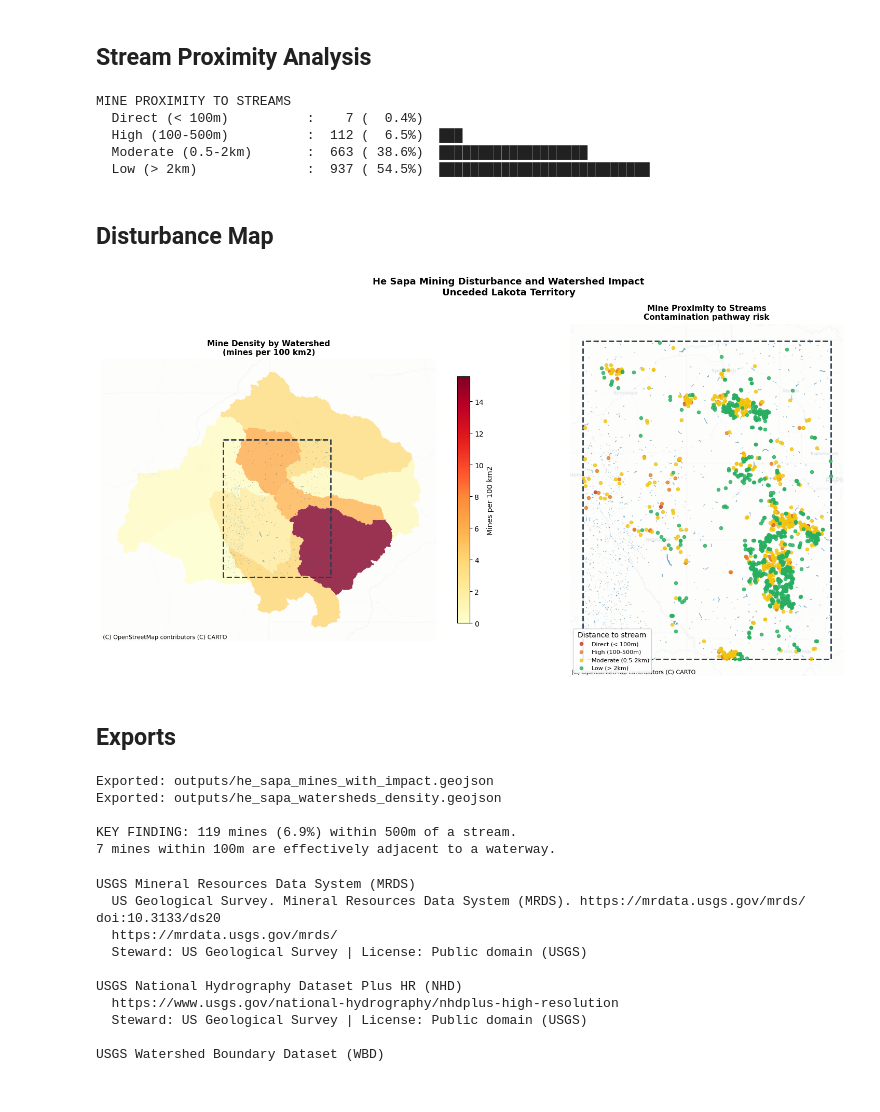
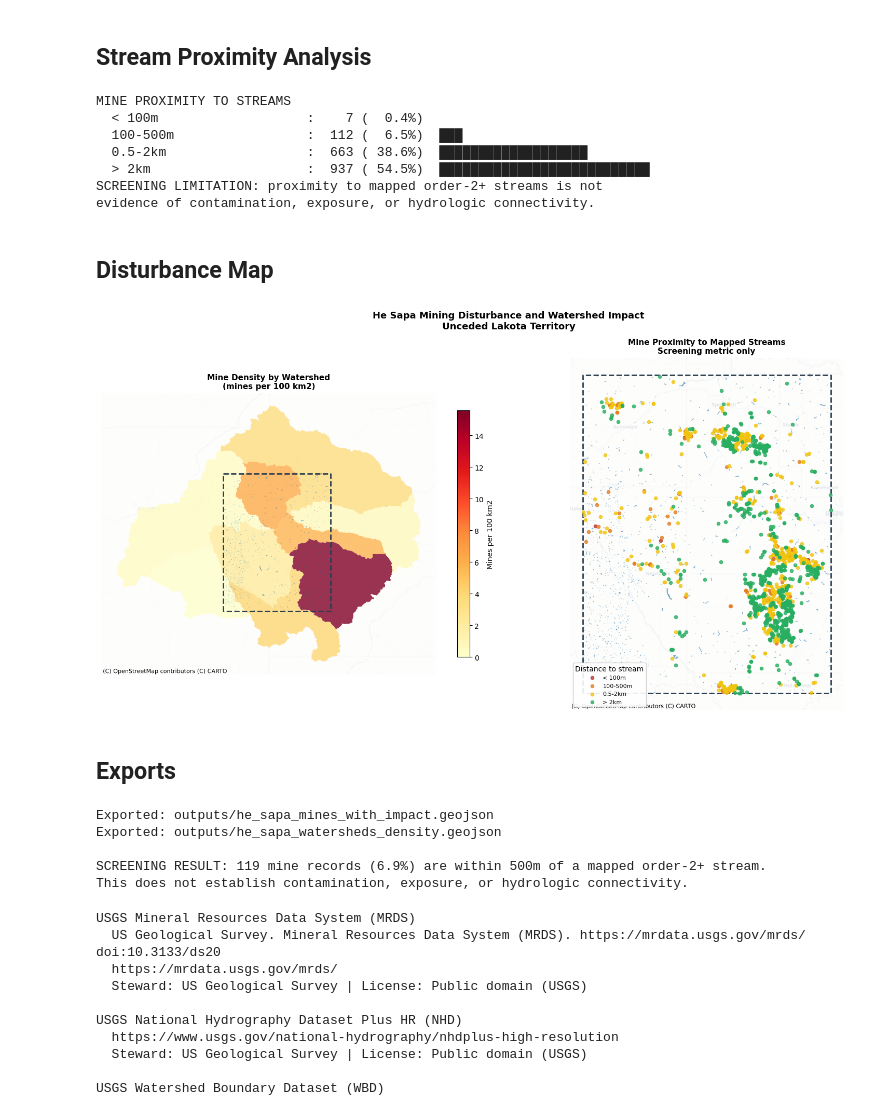
Before and after one commit to lijo8146/hesapatwin, a Jupyter notebook: Notebooks/04_disturbance_impact.ipynb, the cells around one changed output. Cells and saved outputs as stored; diff of their text form; code cells hidden in the pictures.

```diff
--- a/Notebooks/04_disturbance_impact.ipynb
+++ b/Notebooks/04_disturbance_impact.ipynb
@@ -23,7 +23,8 @@ This downstream pathway is the present condition, not history.
 import sys
 from pathlib import Path
 
-REPO_ROOT = Path().resolve().parent
+cwd = Path.cwd().resolve()
+REPO_ROOT = cwd if (cwd / "pyproject.toml").exists() else cwd.parent
 if str(REPO_ROOT) not in sys.path:
     sys.path.insert(0, str(REPO_ROOT))
 
@@ -31,6 +32,7 @@ import warnings
 import numpy as np
 import pandas as pd
 import geopandas as gpd
+gpd.options.io_engine = "fiona"
 import matplotlib.pyplot as plt
 import contextily as ctx
 
@@ -143,19 +145,19 @@ if not streams.empty:
     streams_union = streams_proj.geometry.union_all()
     mines_proj['dist_to_stream_m'] = mines_proj.geometry.distance(streams_union)
 
-    def stream_risk(d):
-        if d <= 100:   return 'Direct (< 100m)'
-        if d <= 500:   return 'High (100-500m)'
-        if d <= 2000:  return 'Moderate (0.5-2km)'
-        return 'Low (> 2km)'
+    def stream_proximity_band(d):
+        if d <= 100:   return '< 100m'
+        if d <= 500:   return '100-500m'
+        if d <= 2000:  return '0.5-2km'
+        return '> 2km'
 
-    mines_proj['stream_proximity'] = mines_proj['dist_to_stream_m'].apply(stream_risk)
+    mines_proj['stream_proximity'] = mines_proj['dist_to_stream_m'].apply(stream_proximity_band)
     mines['dist_to_stream_m']      = mines_proj['dist_to_stream_m'].values
     mines['stream_proximity']      = mines_proj['stream_proximity'].values
 
     print('MINE PROXIMITY TO STREAMS')
     prox_counts = mines_proj['stream_proximity'].value_counts()
-    for category in ['Direct (< 100m)', 'High (100-500m)', 'Moderate (0.5-2km)', 'Low (> 2km)']:
+    for category in ['< 100m', '100-500m', '0.5-2km', '> 2km']:
         n   = prox_counts.get(category, 0)
         pct = n / len(mines_proj) * 100
         bar = chr(9608) * int(pct / 2)
@@ -164,20 +166,25 @@ else:
     print('Stream data not available — run notebook 02 first.')
     mines['dist_to_stream_m'] = None
     mines['stream_proximity'] = 'Unknown'
+
+print('SCREENING LIMITATION: proximity to mapped order-2+ streams is not')
+print('evidence of contamination, exposure, or hydrologic connectivity.')
 # %% [output]
 MINE PROXIMITY TO STREAMS
-  Direct (< 100m)          :    7 (  0.4%)
-  High (100-500m)          :  112 (  6.5%)  ███
-  Moderate (0.5-2km)       :  663 ( 38.6%)  ███████████████████
-  Low (> 2km)              :  937 ( 54.5%)  ███████████████████████████
+  < 100m                   :    7 (  0.4%)
+  100-500m                 :  112 (  6.5%)  ███
+  0.5-2km                  :  663 ( 38.6%)  ███████████████████
+  > 2km                    :  937 ( 54.5%)  ███████████████████████████
+SCREENING LIMITATION: proximity to mapped order-2+ streams is not
+evidence of contamination, exposure, or hydrologic connectivity.
 # %% [markdown]
 ## Disturbance Map
 # %%
 PROX_COLORS = {
-    'Direct (< 100m)':   '#C0392B',
-    'High (100-500m)':   '#E67E22',
-    'Moderate (0.5-2km)':'#F1C40F',
-    'Low (> 2km)':       '#27AE60',
+    '< 100m':   '#C0392B',
+    '100-500m': '#E67E22',
+    '0.5-2km':  '#F1C40F',
+    '> 2km':    '#27AE60',
     'Unknown':            '#888888',
 }
 
@@ -196,35 +203,35 @@ bh.to_crs(3857).plot(ax=ax, facecolor='none', edgecolor='#2C3E50', linewidth=2,
 try:
     ctx.add_basemap(ax, source=ctx.providers.CartoDB.Positron, alpha=0.3)
 except Exception:
     pass
 ax.set_axis_off()
 ax.set_title('Mine Density by Watershed\n(mines per 100 km2)', fontsize=11, fontweight='bold')
 
 ax = axes[1]
 if not streams.empty:
     streams.to_crs(3857).plot(ax=ax, color='#2471A3', linewidth=0.8, alpha=0.6, zorder=1)
 bh.to_crs(3857).plot(ax=ax, facecolor='none', edgecolor='#2C3E50', linewidth=2, linestyle='--', zorder=2)
 if 'stream_proximity' in mines.columns:
     for category, color in PROX_COLORS.items():
         subset = mines[mines['stream_proximity'] == category]
         if not subset.empty:
             subset.to_crs(3857).plot(
                 ax=ax, color=color, markersize=20, alpha=0.8, zorder=3, label=category,
             )
 try:
     ctx.add_basemap(ax, source=ctx.providers.CartoDB.Positron, alpha=0.3)
 except Exception:
     pass
 ax.set_axis_off()
 ax.legend(loc='lower left', fontsize=8, title='Distance to stream', framealpha=0.9)
-ax.set_title('Mine Proximity to Streams\nContamination pathway risk', fontsize=11, fontweight='bold')
+ax.set_title('Mine Proximity to Mapped Streams\nScreening metric only', fontsize=11, fontweight='bold')
 
 plt.suptitle('He Sapa Mining Disturbance and Watershed Impact\nUnceded Lakota Territory', fontsize=13, fontweight='bold')
 plt.tight_layout()
 fig.savefig(FIGURES_DIR/'04_disturbance_impact.png', dpi=150, bbox_inches='tight')
 plt.show()
 # %% [output]
-[figure, old version]
+[figure, new version]
 # %% [markdown]
 ## Exports
 # %%
@@ -236,17 +243,17 @@ if not watersheds.empty:
     print('Exported: outputs/he_sapa_watersheds_density.geojson')
 
 if 'stream_proximity' in mines.columns:
-    n_direct = (mines['stream_proximity'] == 'Direct (< 100m)').sum()
-    n_high   = (mines['stream_proximity'] == 'High (100-500m)').sum()
+    n_direct = (mines['stream_proximity'] == '< 100m').sum()
+    n_high   = (mines['stream_proximity'] == '100-500m').sum()
     print()
-    print(f'KEY FINDING: {n_direct + n_high:,} mines ({(n_direct+n_high)/len(mines)*100:.1f}%) within 500m of a stream.')
-    print(f'{n_direct:,} mines within 100m are effectively adjacent to a waterway.')
+    print(f'SCREENING RESULT: {n_direct + n_high:,} mine records ({(n_direct+n_high)/len(mines)*100:.1f}%) are within 500m of a mapped order-2+ stream.')
+    print('This does not establish contamination, exposure, or hydrologic connectivity.')
 # %% [output]
 Exported: outputs/he_sapa_mines_with_impact.geojson
 Exported: outputs/he_sapa_watersheds_density.geojson
 
-KEY FINDING: 119 mines (6.9%) within 500m of a stream.
-7 mines within 100m are effectively adjacent to a waterway.
+SCREENING RESULT: 119 mine records (6.9%) are within 500m of a mapped order-2+ stream.
+This does not establish contamination, exposure, or hydrologic connectivity.
 # %%
 print(generate_citations(['mrds', 'nhd', 'wbd']))
 # %% [output]
```
Also changed, not shown: parts of 1 cell of this notebook, 26 other files.
